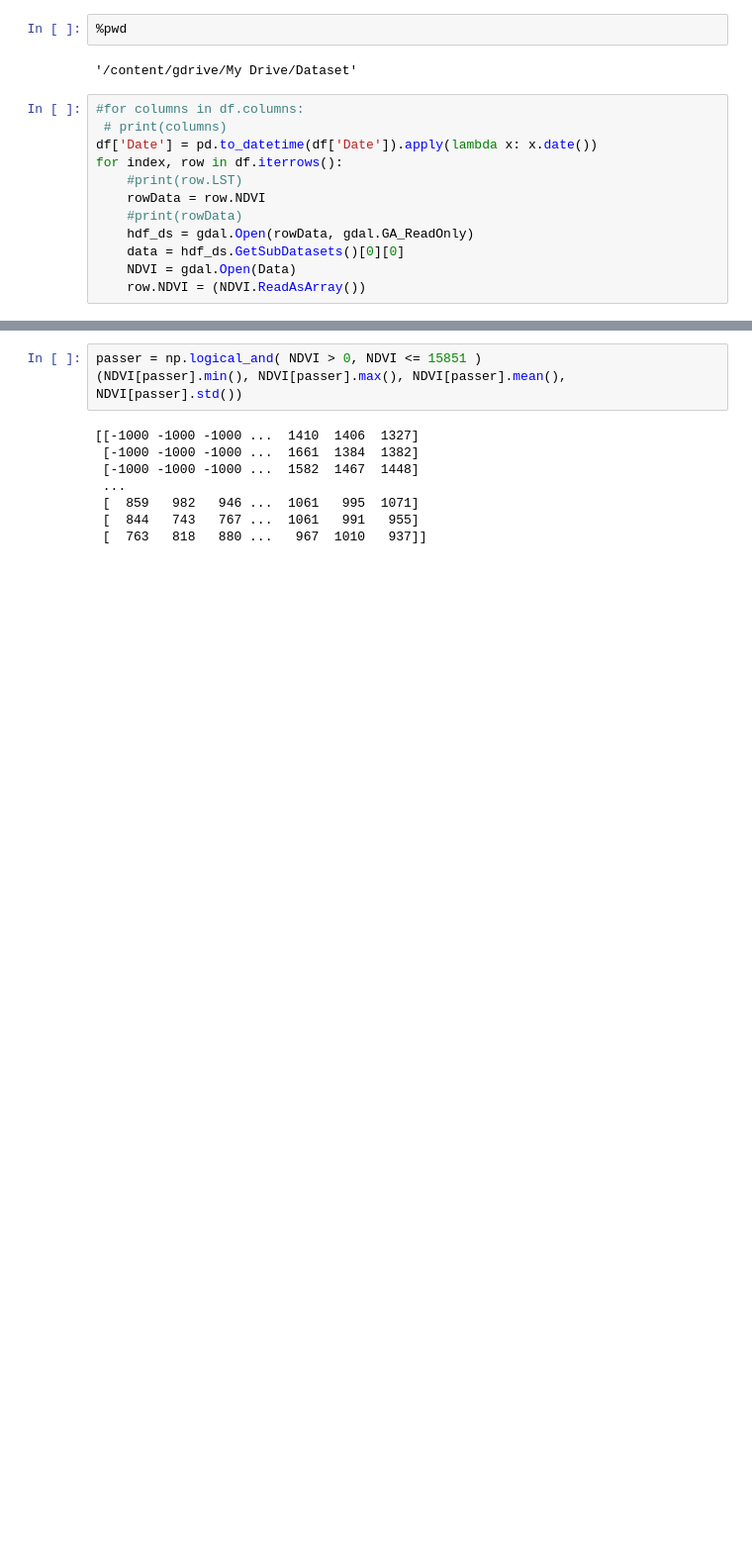
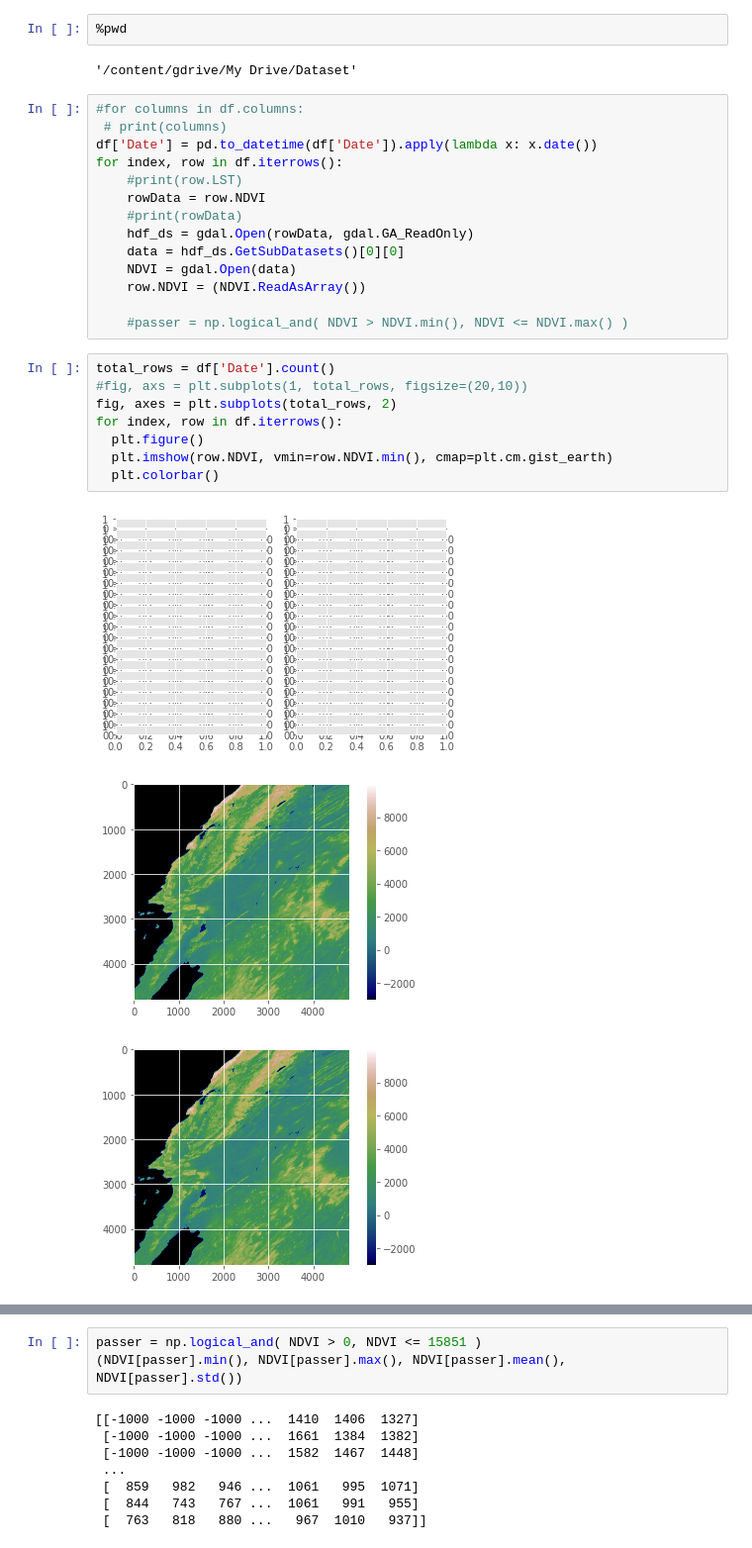
Before and after one commit to kushalt93/WildfirePrediction, a Jupyter notebook: testProject.ipynb, the cells around one changed output, grey strips where cells are left out. Shown at 99% size. Drawn from its saved outputs; the diff is of its cells as text; blank space fills up the shorter version.

```diff
--- a/testProject.ipynb
+++ b/testProject.ipynb
@@ -53,5 +50,19 @@ for index, row in df.iterrows():
     #print(rowData)
     hdf_ds = gdal.Open(rowData, gdal.GA_ReadOnly)
     data = hdf_ds.GetSubDatasets()[0][0]
-    NDVI = gdal.Open(Data)
+    NDVI = gdal.Open(data)
     row.NDVI = (NDVI.ReadAsArray())
+
+    #passer = np.logical_and( NDVI > NDVI.min(), NDVI <= NDVI.max() )
+# %%
+total_rows = df['Date'].count()
+#fig, axs = plt.subplots(1, total_rows, figsize=(20,10))
+fig, axes = plt.subplots(total_rows, 2)
+for index, row in df.iterrows():
+  plt.figure()
+  plt.imshow(row.NDVI, vmin=row.NDVI.min(), cmap=plt.cm.gist_earth)
+  plt.colorbar()
+# %% [output]
+[figure, added]
+[figure, added]
+[figure, added]
```
Also changed, not shown: parts of 6 cells of this notebook.
